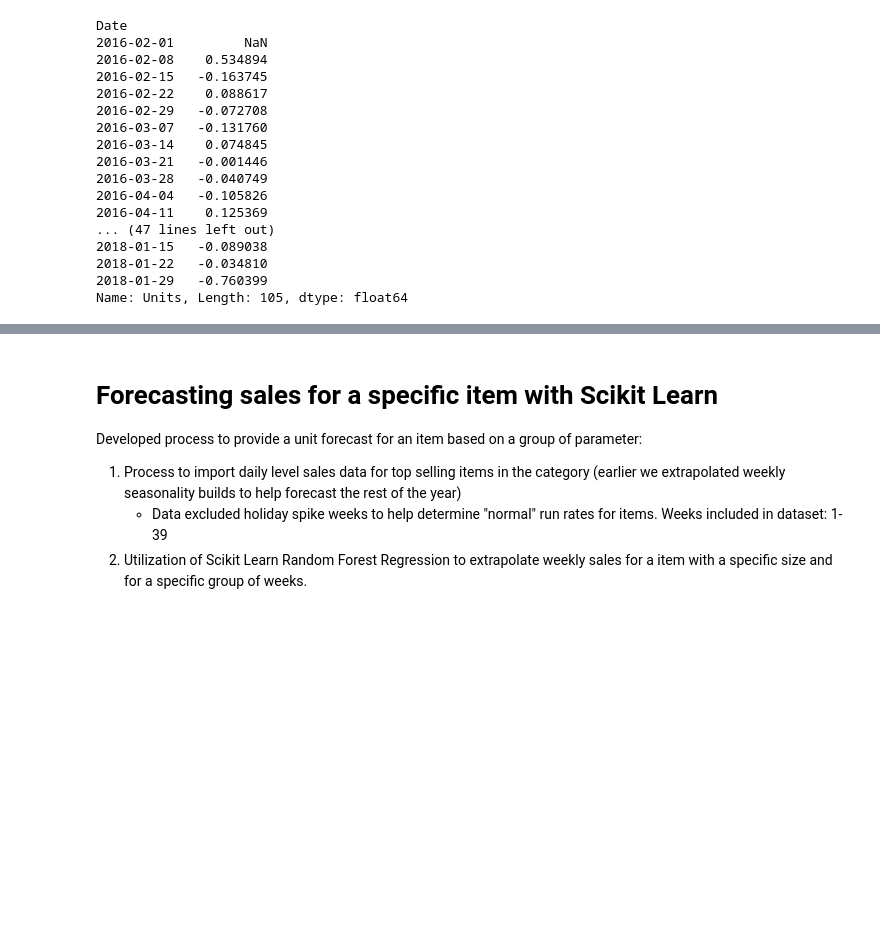
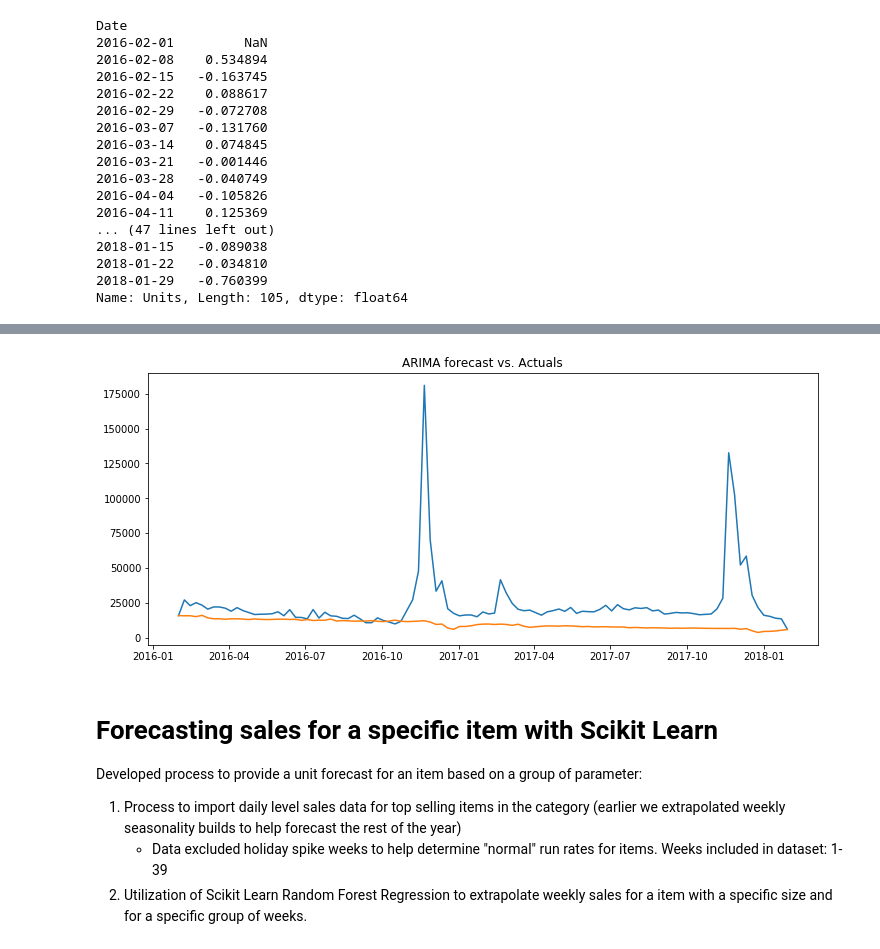
Before and after one commit to melodymassis/TS_Forecasting, a Jupyter notebook: index.ipynb, the cells around one changed output, grey strips where cells are left out. Drawn from its saved outputs; the diff is of its cells as text; code cells hidden in the pictures; blank space fills up the shorter version.

```diff
--- a/index.ipynb
+++ b/index.ipynb
@@ -398,3 +395,6 @@ Date
 2018-01-22   -0.034810
 2018-01-29   -0.760399
 Name: Units, Length: 105, dtype: float64
+# %%
+predictions_ARIMA_diff = pd.Series(results_AR.fittedvalues, copy=True)
+predictions_ARIMA_diff.head()
@@ -400,0 +409,3 @@ Name: Units, Length: 105, dtype: float64
+# %%
+predictions_ARIMA_diff_cumsum = predictions_ARIMA_diff.cumsum()
+predictions_ARIMA_diff_cumsum.head()
@@ -400,0 +420,4 @@ Name: Units, Length: 105, dtype: float64
+# %%
+predictions_ARIMA_log = pd.Series(ts_log.iloc[0], index=ts_log.index)
+predictions_ARIMA_log = predictions_ARIMA_log.add(predictions_ARIMA_diff_cumsum,fill_value=0)
+predictions_ARIMA_log.head()
@@ -401,3 +432,13 @@ Name: Units, Length: 105, dtype: float64
+# %%
+# After scaling back the data: Review forecast vs. Actuals:
+predictions_ARIMA = np.exp(predictions_ARIMA_log)
+plt.figure(figsize=(12,5))
+plt.plot(ts)
+plt.plot(predictions_ARIMA)
+plt.title("ARIMA forecast vs. Actuals")
+plt.show()
+# %% [output]
+[figure, added]
 # %% [markdown]
 # Forecasting sales for a specific item with Scikit Learn
 
```
Also changed, not shown: parts of 31 cells of this notebook, 1 other file.
